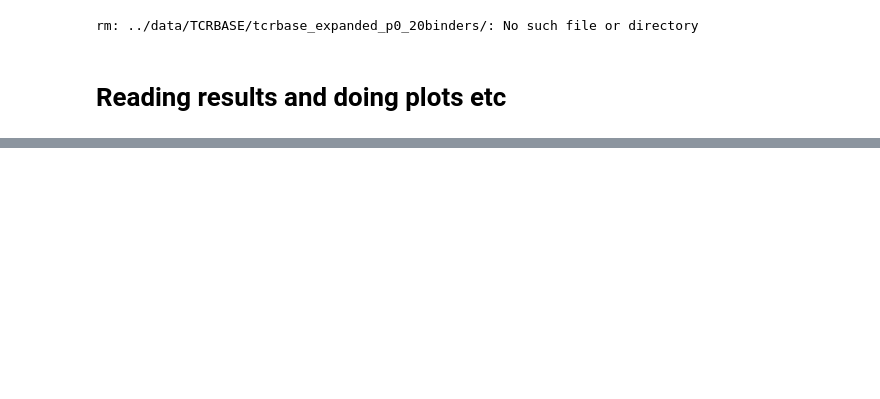
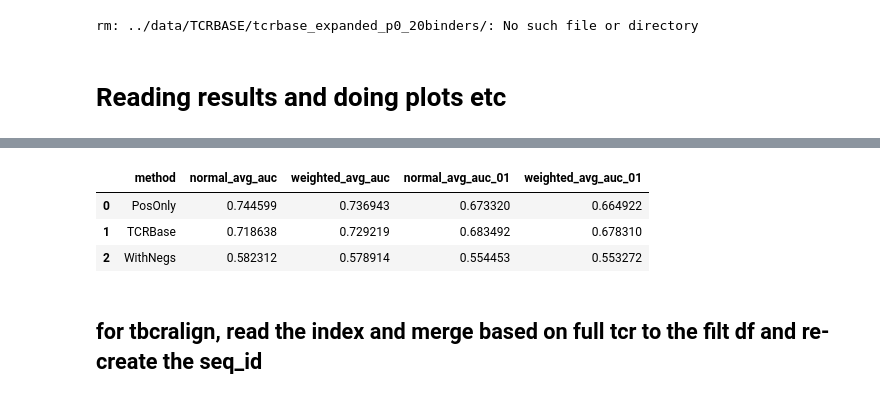
Before and after one commit to richieYT-wan/tclustr, a Jupyter notebook: notebooks/240422_LeavePepOutResults.ipynb, the cells around one changed output, grey strips where cells are left out. Drawn from its saved outputs; the diff is of its cells as text; code cells hidden in the pictures; blank space fills up the shorter version.

```diff
--- a/notebooks/240422_LeavePepOutResults.ipynb
+++ b/notebooks/240422_LeavePepOutResults.ipynb
@@ -72,7 +69,7 @@ filt_df.head()
 # %% [output]
 rm: ../data/TCRBASE/tcrbase_expanded_p0_20binders/: No such file or directory
 # %%
-for p in df.peptide.unique():
+for p in filt_df.peptide.unique():
     query = filt_df.query('peptide==@p and partition==0')[['seq_id','A1','A2','A3','B1','B2','B3']]
     db = filt_df.query('original_peptide==@p and partition!=0 and binder==1')[['seq_id','A1','A2','A3','B1','B2','B3']]
     query.to_csv(f'../data/TCRBASE/tcrbase_expanded_p0_20binders_swapped/{p}_query_p0.tsv', sep='\t', index=False, header=False)
@@ -82,7 +81,3 @@ for p in df.peptide.unique():
 # %%
-cols = ['bs1', 'bs2', 'id_query'] + [f'q_{x}' for x in ['A1','A2','A3','B1','B2','B3']] + ['bs3', 'bs4', 'id_db'] + [f'db_{x}' for x in ['A1','A2','A3','B1','B2','B3']] + ['score', 'bs5']
-
-df = pd.read_csv('../output/TCRBASE/tcrbase_expanded_p0_20binders_swapped/ATDALMTGF.txt', comment='#', sep='\s',
-            header=None, names = cols).drop(columns=[f'bs{i}' for i in range(1,6)])
-df.set_index('id_query')[
+metrics, results = read_tcrbase_results('ELAGIGILTV', filt_df, '../output/TCRBASE/tcrbase_expanded_p0_20binders_swapped/')
 # %% [output]
@@ -206,9 +141,3 @@ tbcr_dist = pd.read_csv('../output/240411_ClusteringTests/dist_matrices/
-# %%
-new_tcrbase_results = []
-for peptide in new_df.groupby('peptide').agg(c=('B3','count')).sort_values('c',ascending=False).index:
-    res = get_tcrbase_concat(peptide, new_df, '../output/TCRBASE/tcrbase_expanded_ALL_swapped/')
-    new_tcrbase_results.append(res)
-new_tcrbase_results = pd.DataFrame(new_tcrbase_results)
 # %%
 def make_3_plots(peptide, original_df, dir_old, dir_new, dir_tcrbase='../output/TCRBASE/tcrbase_expanded_p0_swapped/',
                  name_old=None, name_new=None, name_tcrbase='TCRBase', bins=100):
@@ -308,0 +240,6 @@ def do_tcrbase_and_histplots_local(dist_matrix, peptide, f=None, ax=None, unique
+# %%
+tcrbase_results = []
+for peptide in filt_df.groupby('peptide').agg(c=('B3','count')).sort_values('c',ascending=False).index:
+    res, _ = read_tcrbase_results(peptide, filt_df, '../output/TCRBASE/tcrbase_expanded_p0_20binders_swapped/')
+    tcrbase_results.append(res)
+tcrbase_results = pd.DataFrame(tcrbase_results)
@@ -308,0 +264,49 @@ def do_tcrbase_and_histplots_local(dist_matrix, peptide, f=None, ax=None, unique
+# %%
+import pandas as pd
+import numpy as np
+
+newpeps = filt_df.peptide.unique()
+
+ntr = []
+for f in glob.glob('../output/240419_TripletLPO/tcrbase_output/PosOnly/*/'):
+    for p in newpeps:
+        try:
+            ntr.append(read_tcrvae_results(p, filt_df, f)[0])
+        except:
+            raise ValueError(f'{f} \n\n {p}')
+
+old = []
+for f in glob.glob('../output/240419_TripletLPO/tcrbase_output/WithNegs/*/'):
+    for p in newpeps:
+        old.append(read_tcrvae_results(p, filt_df, f)[0])
+
+old = pd.DataFrame(old).assign(method='WithNegs')
+ntr = pd.DataFrame(ntr).assign(method='PosOnly')
+tcrbase_results['method'] = 'TCRBase'
+cat = pd.concat([tcrbase_results, old, ntr])
+cat['weight'] = cat['peptide'].apply(lambda x: len(filt_df.query('peptide==@x')) / len(filt_df))
+
+# Define a function to calculate the multiple operations
+def calculate_metrics(x):
+    normal_avg_auc = x['auc'].mean()
+    weighted_avg_auc = np.average(x['auc'], weights=x['weight'])
+    normal_avg_auc_01 = x['auc_01'].mean()
+    weighted_avg_auc_01 = np.average(x['auc_01'], weights=x['weight'])
+    return pd.Series({
+        'normal_avg_auc': normal_avg_auc,
+        'weighted_avg_auc': weighted_avg_auc,
+        'normal_avg_auc_01': normal_avg_auc_01,
+        'weighted_avg_auc_01': weighted_avg_auc_01
+    })
+
+# Group by the 'group' column and apply the custom calculation function
+result = cat.groupby('method').apply(calculate_metrics).reset_index()
+
+result.sort_values('normal_avg_auc',ascending=False)
+# %% [output]
+|  | method | normal_avg_auc | weighted_avg_auc | normal_avg_auc_01 | weighted_avg_auc_01 |
+| 0 | PosOnly | 0.744599 | 0.736943 | 0.673320 | 0.664922 |
+| 1 | TCRBase | 0.718638 | 0.729219 | 0.683492 | 0.678310 |
+| 2 | WithNegs | 0.582312 | 0.578914 | 0.554453 | 0.553272 |
+# %% [markdown]
+## for tbcralign, read the index and merge based on full tcr to the filt df and re-create the seq_id
```
Also changed, not shown: parts of 13 cells of this notebook, 9 other files.
